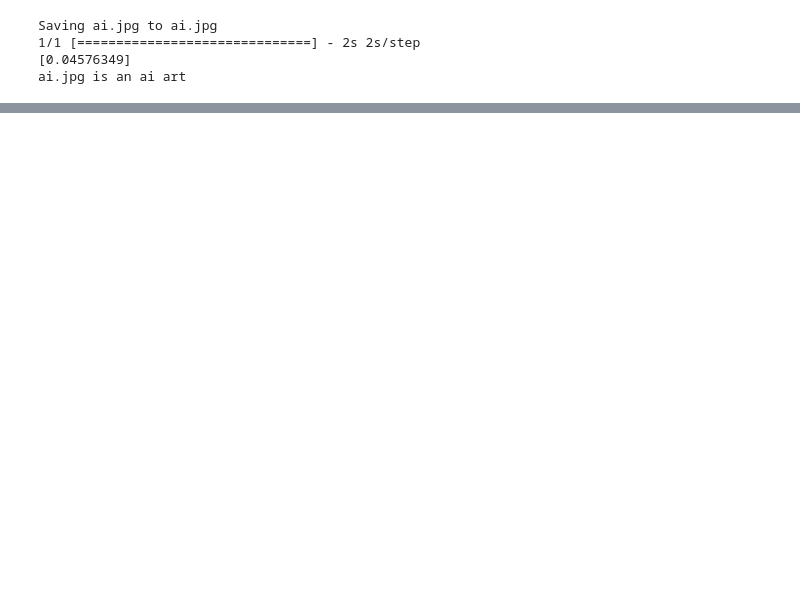
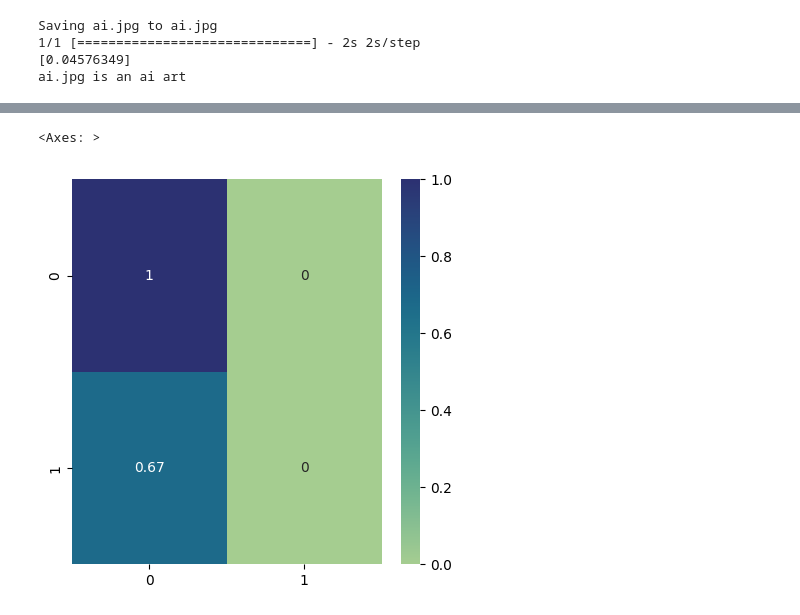
Before and after one commit to CH2-PS226/Machine-Learning, a Jupyter notebook: Capstone_model.ipynb, the cells around one changed output, grey strips where cells are left out. Saved outputs shown, nothing was run; the diff lists cells and outputs as text; code cells hidden in the pictures; blank space fills up the shorter version.

```diff
--- a/Capstone_model.ipynb
+++ b/Capstone_model.ipynb
@@ -208,3 +208,18 @@ Saving ai.jpg to ai.jpg
 ai.jpg is an ai art
 # %%
 model.save("Capstone_model.h5")
+# %%
+from sklearn.metrics import confusion_matrix
+import seaborn as sns
+
+label=validation_generator.classes
+model=tf.keras.models.load_model("/content/Capstone_model.h5")
+y_pred=model.predict(validation_generator)
+prediction=tf.math.round(y_pred).numpy()
+prediction=prediction.argmax(axis=1)
+
+cm = confusion_matrix(label, prediction)
+cm = cm.astype('float') / cm.sum(axis=1)
+plt.figure(figsize = (5, 5))
+sns.heatmap(cm, annot=True, cmap="crest")
+# %% [output]
@@ -210,0 +227,2 @@ model.save("Capstone_model.h5")
+<Axes: >
+[figure, added]
```
Also changed, not shown: parts of 1 cell of this notebook.
